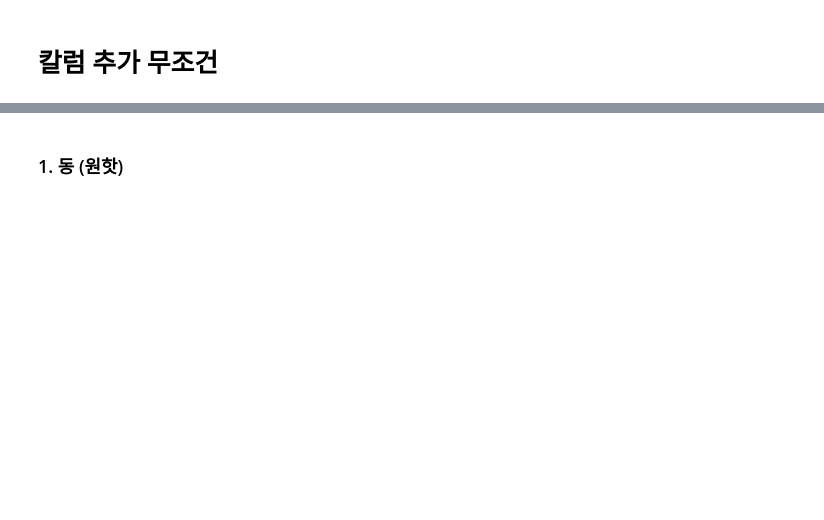
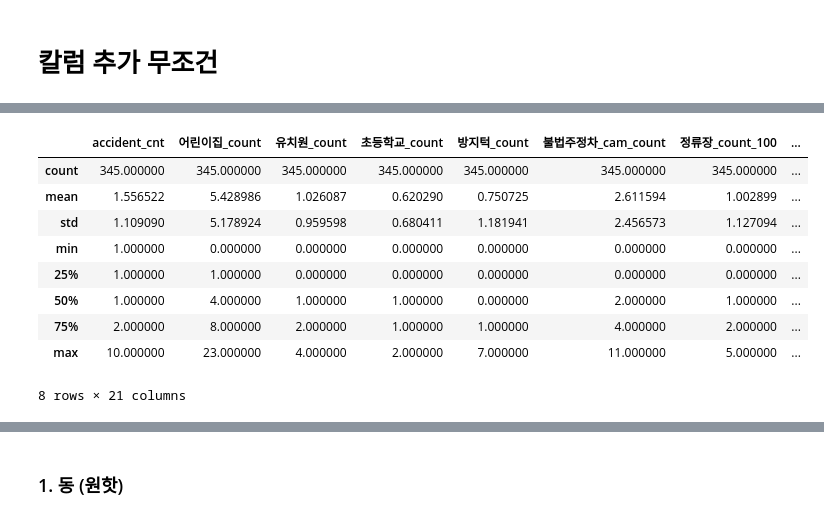
Before and after one commit to ikeven94/Osan-Si_-Identify-_TA_DangerZones, a Jupyter notebook: EDA/Linear Regression.ipynb, the cells around one changed output, grey strips where cells are left out. Drawn from its saved outputs; the diff is of its cells as text; code cells hidden in the pictures; blank space fills up the shorter version.

```diff
--- a/EDA/Linear Regression.ipynb
+++ b/EDA/Linear Regression.ipynb
@@ -343,0 +338,17 @@ total.head(1)
+# %%
+total2 = pd.read_csv(os.path.join(path,'total2.csv'),encoding="cp949")
+total = gpd.read_file(os.path.join(path,'total.geojson'))
+acc1 = gpd.read_file(os.path.join(path,'acc1_final.geojson'))
+# %%
+acc1.describe()
+# %% [output]
+|  | accident_cnt | 어린이집_count | 유치원_count | 초등학교_count | 방지턱_count | 불법주정차_cam_count | 정류장_count_100 | ... |
+| count | 345.000000 | 345.000000 | 345.000000 | 345.000000 | 345.000000 | 345.000000 | 345.000000 | ... |
+| mean | 1.556522 | 5.428986 | 1.026087 | 0.620290 | 0.750725 | 2.611594 | 1.002899 | ... |
+| std | 1.109090 | 5.178924 | 0.959598 | 0.680411 | 1.181941 | 2.456573 | 1.127094 | ... |
+| min | 1.000000 | 0.000000 | 0.000000 | 0.000000 | 0.000000 | 0.000000 | 0.000000 | ... |
+| 25% | 1.000000 | 1.000000 | 0.000000 | 0.000000 | 0.000000 | 0.000000 | 0.000000 | ... |
+| 50% | 1.000000 | 4.000000 | 1.000000 | 1.000000 | 0.000000 | 2.000000 | 1.000000 | ... |
+| 75% | 2.000000 | 8.000000 | 2.000000 | 1.000000 | 1.000000 | 4.000000 | 2.000000 | ... |
+| max | 10.000000 | 23.000000 | 4.000000 | 2.000000 | 7.000000 | 11.000000 | 5.000000 | ... |
+8 rows × 21 columns
```
Also changed, not shown: parts of 34 cells of this notebook, 1 other file.
